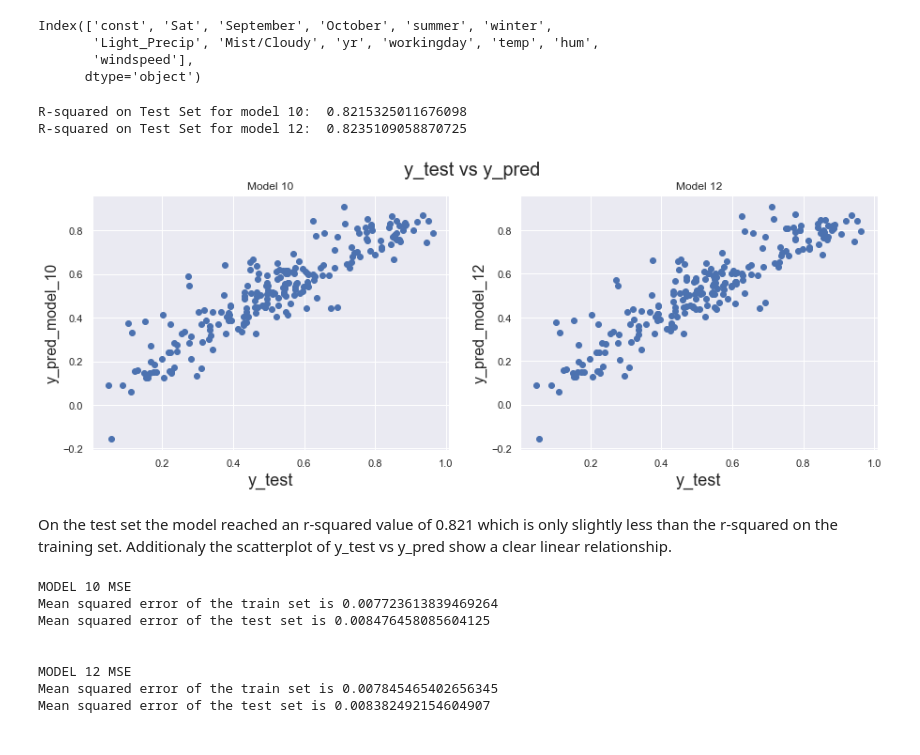
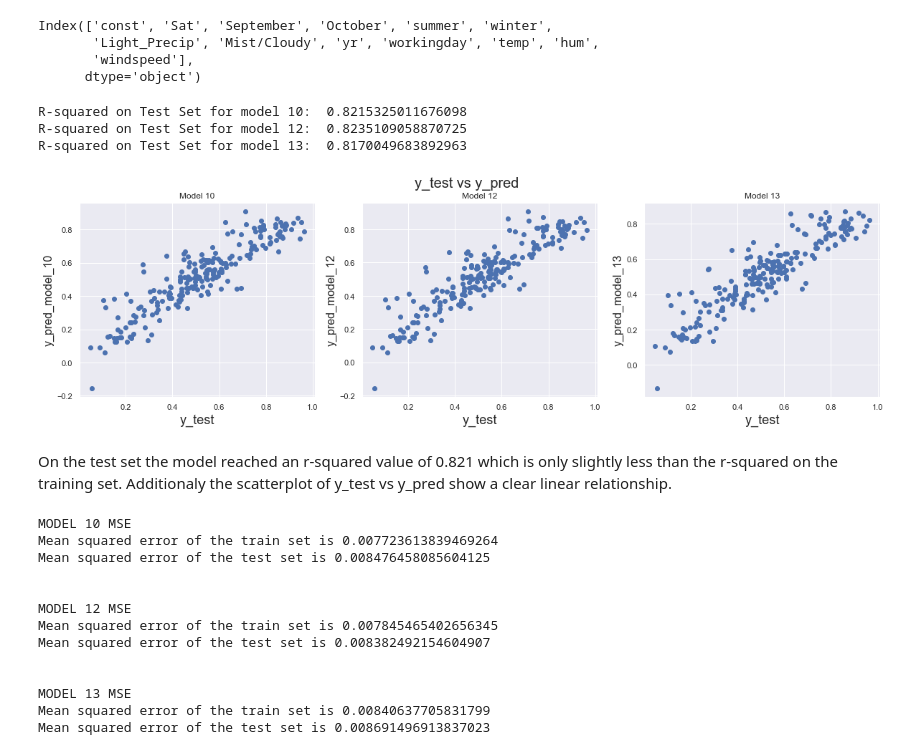
Before and after one commit to mickyals/BoomBikes_Regression, a Jupyter notebook: BoomBikes_Regression_Model_Mickell_Als.ipynb, the cells around one changed output. Drawn from its saved outputs; the diff is of its cells as text; code cells hidden in the pictures.

```diff
--- a/BoomBikes_Regression_Model_Mickell_Als.ipynb
+++ b/BoomBikes_Regression_Model_Mickell_Als.ipynb
@@ -1069,0 +1094,8 @@ The selection of the model, I think I will leave to the results of residual anal
+# %%
+X_train_sm_13= X_train_sm_12.drop(['summer','hum'], axis=1)
+
+linear_model_13 = sm.OLS(y_train, X_train_sm_13).fit()
+
+print(linear_model_13.summary())
+print('\n','VIF Scores for Model 13')
+print(VIF(X_train_sm_13.drop('const', axis=1)))
@@ -1172,6 +1280,7 @@ X_test = bike_test
 #add constant
 X_test_linear_model_10 = sm.add_constant(X_test)
 X_test_linear_model_12 = sm.add_constant(X_test)
+X_test_linear_model_13 = sm.add_constant(X_test)
 # %%
 #selecting features needed for model
 X_test_linear_model_10 = X_test_linear_model_10[['const', 'Sat', 'August', 'September', 'October', 'summer', 'winter',
@@ -1181,6 +1290,9 @@ X_test_linear_model_10 = X_test_linear_model_10[['const', 'Sat', 'August', 'Sept
 X_test_linear_model_12 = X_test_linear_model_12[['const', 'Sat', 'September', 'October', 'summer', 'winter',
        'Light_Precip', 'Mist/Cloudy', 'yr', 'workingday', 'temp', 'hum',
        'windspeed']]
+
+X_test_linear_model_13 = X_test_linear_model_13[['const', 'Sat', 'September', 'October',  'winter',
+       'Light_Precip', 'Mist/Cloudy', 'yr', 'workingday', 'temp', 'windspeed']]
 # %%
 #evaluating on test set
 from sklearn.metrics import r2_score
@@ -1190,32 +1302,43 @@ print('R-squared on Test Set for model 10: ',r2_score(y_test, y_pred_model_10))
 
 y_pred_model_12 = linear_model_12.predict(X_test_linear_model_12)
 print('R-squared on Test Set for model 12: ',r2_score(y_test, y_pred_model_12))
+
+y_pred_model_13 = linear_model_13.predict(X_test_linear_model_13)
+print('R-squared on Test Set for model 13: ',r2_score(y_test, y_pred_model_13))
 # %% [output]
 R-squared on Test Set for model 10:  0.8215325011676098
 R-squared on Test Set for model 12:  0.8235109058870725
+R-squared on Test Set for model 13:  0.8170049683892963
 # %%
 # Plotting y_test and y_pred to understand the spread
 
-fig = plt.figure(figsize=(15,5))
+fig = plt.figure(figsize=(20,5))
 fig.suptitle('y_test vs y_pred', fontsize = 20)  # Plot heading
 
-ax = plt.subplot(1,2,1)
+ax = plt.subplot(1,3,1)
 plt.scatter(y_test, y_pred_model_10)
 plt.xlabel('y_test', fontsize = 18)                          # X-label
 plt.ylabel('y_pred_model_10', fontsize = 16)
 ax.set_title("Model 10")
 
 
-ax = plt.subplot(1,2,2)
+ax = plt.subplot(1,3,2)
 plt.scatter(y_test, y_pred_model_12)
 plt.xlabel('y_test', fontsize = 18)                          # X-label
 plt.ylabel('y_pred_model_12', fontsize = 16)
 ax.set_title("Model 12")
 
 
+ax = plt.subplot(1,3,3)
+plt.scatter(y_test, y_pred_model_13)
+plt.xlabel('y_test', fontsize = 18)                          # X-label
+plt.ylabel('y_pred_model_13', fontsize = 16)
+ax.set_title("Model 13")
+
+
 plt.show()
 # %% [output]
-[figure, old version]
+[figure, new version]
 # %% [markdown]
 On the test set the model reached an r-squared value of 0.821 which is only slightly less than the r-squared on the training set. Additionaly the scatterplot of y_test vs y_pred show a clear linear relationship.
 # %%
@@ -1233,6 +1356,12 @@ train_mse_12 = (mean_squared_error(y_true=y_train, y_pred=y_train_pred_12))
 test_mse_12 = (mean_squared_error(y_true=y_test, y_pred=y_pred_model_12))
 print('Mean squared error of the train set is', train_mse_12)
 print('Mean squared error of the test set is', test_mse_12)
+
+print("\n\nMODEL 13 MSE")
+train_mse_13 = (mean_squared_error(y_true=y_train, y_pred=y_train_pred_13))
+test_mse_13 = (mean_squared_error(y_true=y_test, y_pred=y_pred_model_13))
+print('Mean squared error of the train set is', train_mse_13)
+print('Mean squared error of the test set is', test_mse_13)
 # %% [output]
 MODEL 10 MSE
 Mean squared error of the train set is 0.007723613839469264
@@ -1242,6 +1371,11 @@ Mean squared error of the test set is 0.008476458085604125
 MODEL 12 MSE
 Mean squared error of the train set is 0.007845465402656345
 Mean squared error of the test set is 0.008382492154604907
+
+
+MODEL 13 MSE
+Mean squared error of the train set is 0.00840637705831799
+Mean squared error of the test set is 0.008691496913837023
 # %% [markdown]
 ####                                                 <center> Summarising and Model Selection
 
```
Also changed, not shown: parts of 29 cells of this notebook, 3 other files.
